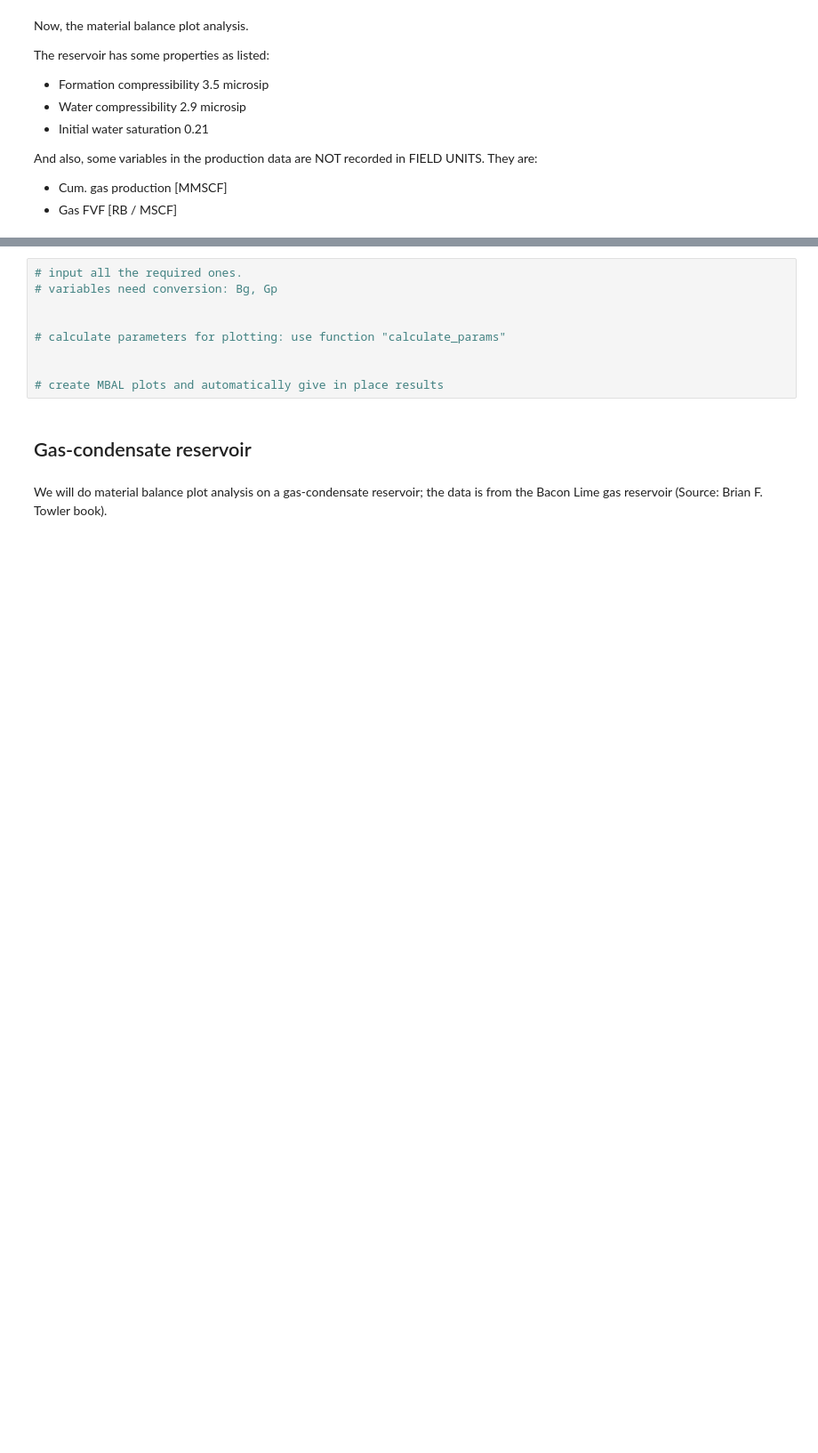
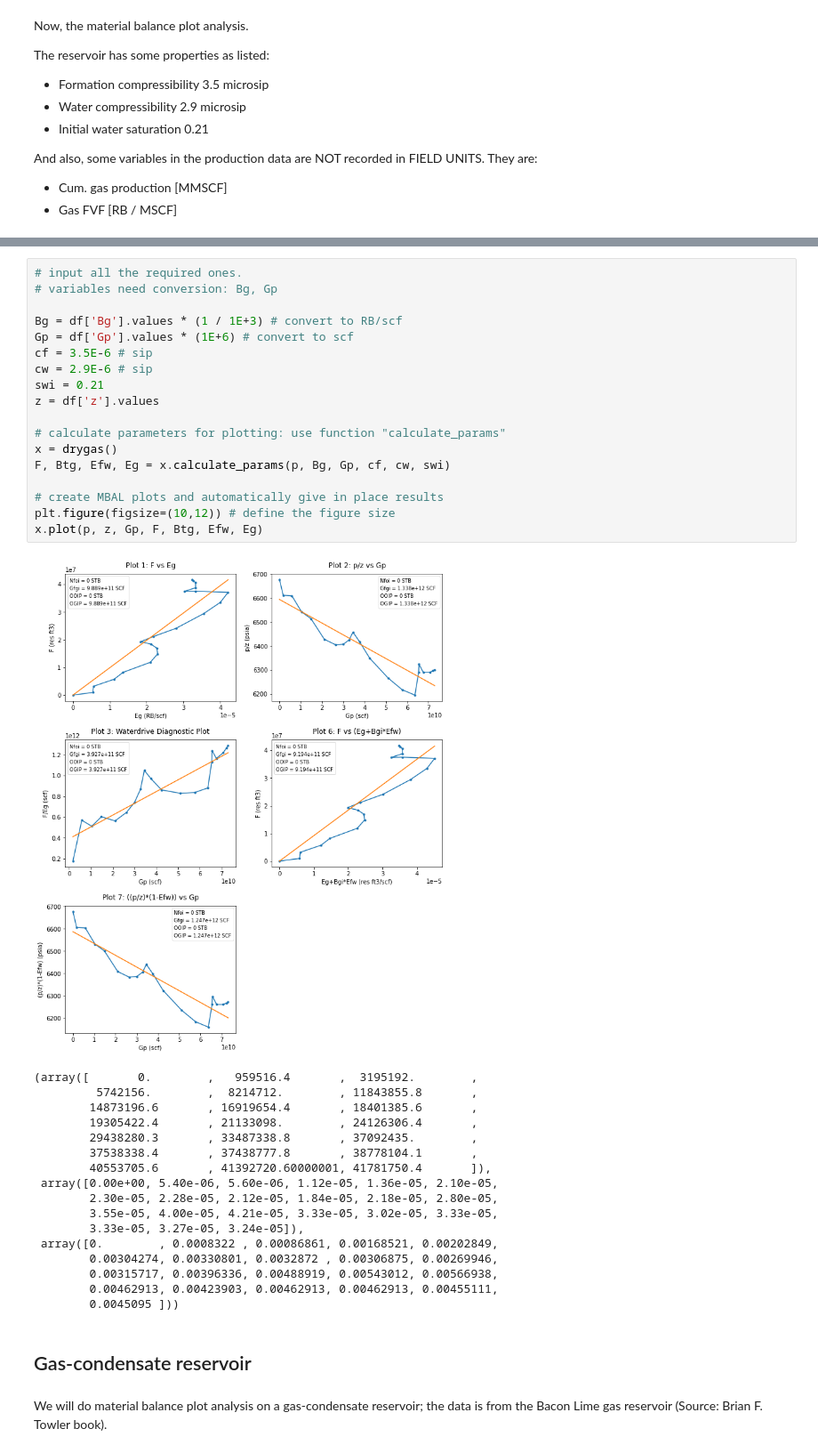
Before and after one commit to yohanesnuwara/python-bootcamp-for-geoengineers, a Jupyter notebook: EnP_training/session4_mbal.ipynb, the cells around one changed output, grey strips where cells are left out. Shown at 89% size. Cells and saved outputs as stored; diff of their text form; blank space fills up the shorter version.

```diff
--- a/EnP_training/session4_mbal.ipynb
+++ b/EnP_training/session4_mbal.ipynb
@@ -64,12 +158,39 @@ And also, some variables in the production data are NOT recorded in FIELD UNITS.
-# %%
-# input all the required ones.
-# variables need conversion: Bg, Gp
-
-
-# calculate parameters for plotting: use function "calculate_params"
-
-
-# create MBAL plots and automatically give in place results
+# %%
+# input all the required ones.
+# variables need conversion: Bg, Gp
+
+Bg = df['Bg'].values * (1 / 1E+3) # convert to RB/scf
+Gp = df['Gp'].values * (1E+6) # convert to scf
+cf = 3.5E-6 # sip
+cw = 2.9E-6 # sip
+swi = 0.21
+z = df['z'].values
+
+# calculate parameters for plotting: use function "calculate_params"
+x = drygas()
+F, Btg, Efw, Eg = x.calculate_params(p, Bg, Gp, cf, cw, swi)
+
+# create MBAL plots and automatically give in place results
+plt.figure(figsize=(10,12)) # define the figure size
+x.plot(p, z, Gp, F, Btg, Efw, Eg)
+# %% [output]
+[figure, added]
+(array([       0.        ,   959516.4       ,  3195192.        ,
+         5742156.        ,  8214712.        , 11843855.8       ,
+        14873196.6       , 16919654.4       , 18401385.6       ,
+        19305422.4       , 21133098.        , 24126306.4       ,
+        29438280.3       , 33487338.8       , 37092435.        ,
+        37538338.4       , 37438777.8       , 38778104.1       ,
+        40553705.6       , 41392720.60000001, 41781750.4       ]),
+ array([0.00e+00, 5.40e-06, 5.60e-06, 1.12e-05, 1.36e-05, 2.10e-05,
+        2.30e-05, 2.28e-05, 2.12e-05, 1.84e-05, 2.18e-05, 2.80e-05,
+        3.55e-05, 4.00e-05, 4.21e-05, 3.33e-05, 3.02e-05, 3.33e-05,
+        3.33e-05, 3.27e-05, 3.24e-05]),
+ array([0.        , 0.0008322 , 0.00086861, 0.00168521, 0.00202849,
+        0.00304274, 0.00330801, 0.0032872 , 0.00306875, 0.00269946,
+        0.00315717, 0.00396336, 0.00488919, 0.00543012, 0.00566938,
+        0.00462913, 0.00423903, 0.00462913, 0.00462913, 0.00455111,
+        0.0045095 ]))
 # %% [markdown]
 ## Gas-condensate reservoir
 # %% [markdown]
```
Also changed, not shown: parts of 36 cells of this notebook.
